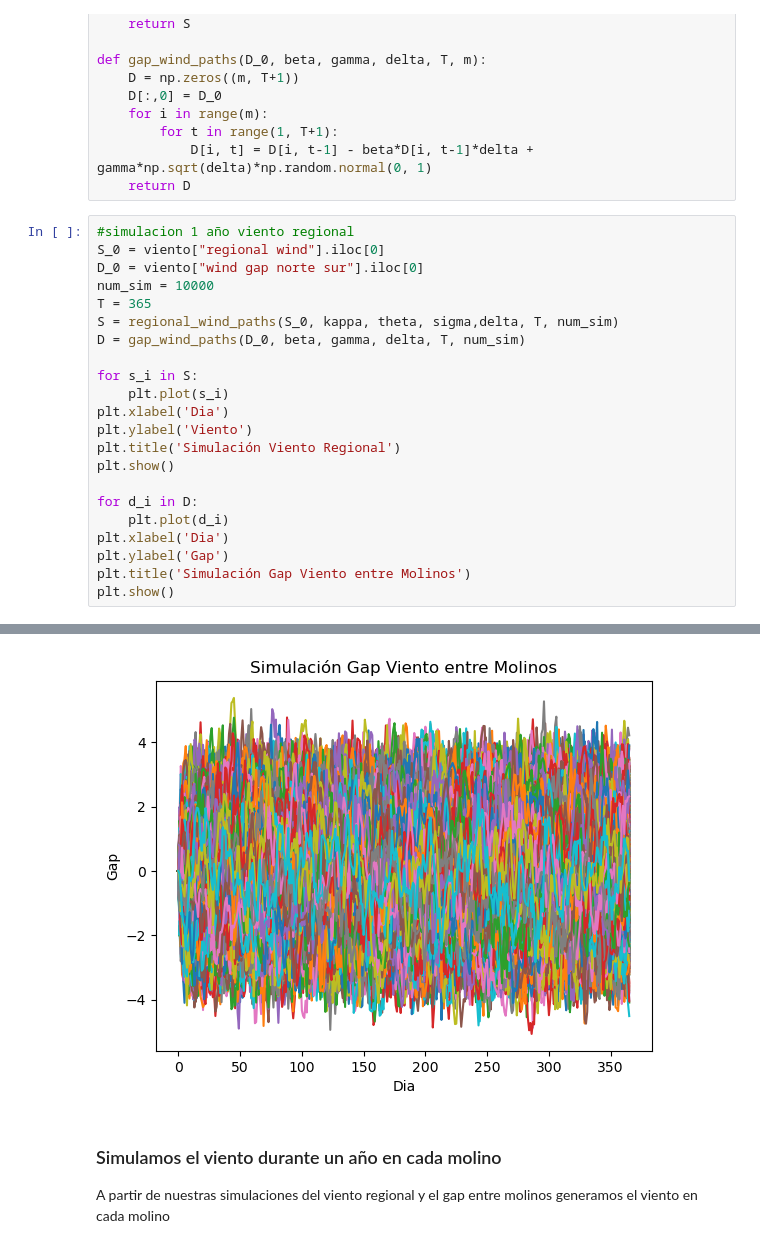
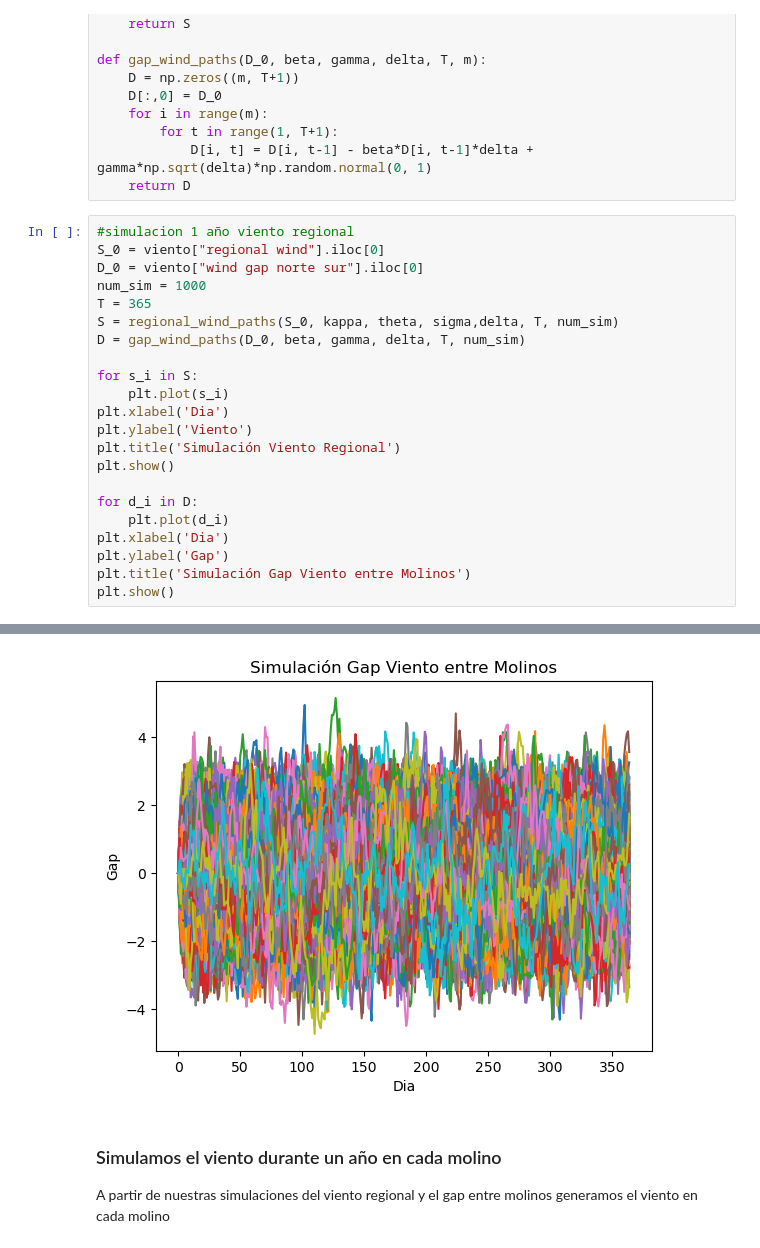
Before and after one commit to emi-verdun/Simulacion-Molino-ACN, a Jupyter notebook: simulacion.ipynb, the cells around one changed output, grey strips where cells are left out. Saved outputs shown, nothing was run; the diff lists cells and outputs as text.

```diff
--- a/simulacion.ipynb
+++ b/simulacion.ipynb
@@ -162,7 +162,7 @@ def gap_wind_paths(D_0, beta, gamma, delta, T, m):
 #simulacion 1 año viento regional
 S_0 = viento["regional wind"].iloc[0]
 D_0 = viento["wind gap norte sur"].iloc[0]
-num_sim = 10000
+num_sim = 1000
 T = 365
 S = regional_wind_paths(S_0, kappa, theta, sigma,delta, T, num_sim)
 D = gap_wind_paths(D_0, beta, gamma, delta, T, num_sim)
@@ -185,4 +185,4 @@ plt.show()
-[figure, old version]
+[figure, new version]
 # %% [markdown]
 ### Simulamos el viento durante un año en cada molino
 A partir de nuestras simulaciones del viento regional y el gap entre molinos generamos el viento en cada molino
```
Also changed, not shown: parts of 14 cells of this notebook.
